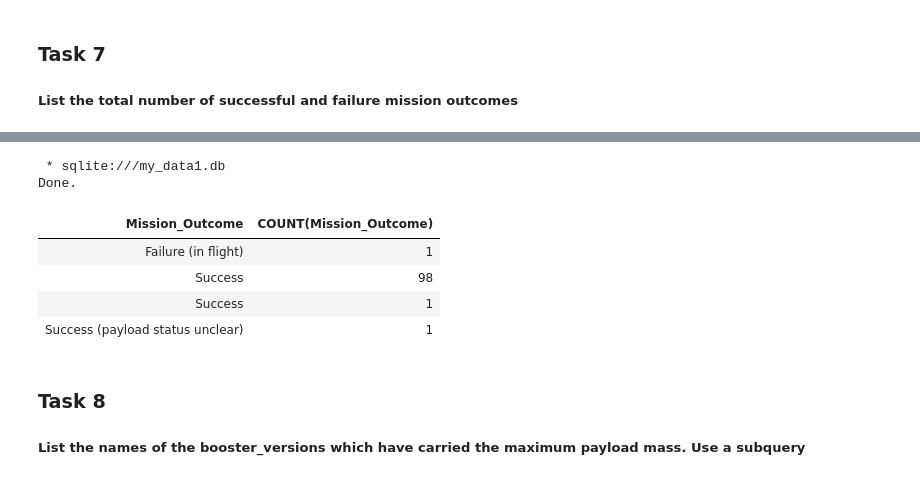
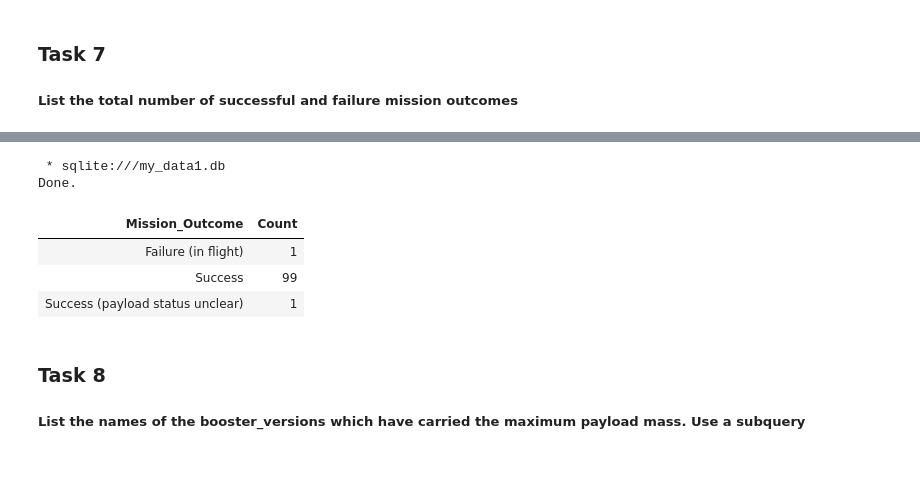
Before and after one commit to ylhoony/ibm-ds-course, a Jupyter notebook: 10_Applied_DS_Capstone/05_eda-sql.ipynb, the cells around one changed output, grey strips where cells are left out. Cells and saved outputs as stored; diff of their text form; code cells hidden in the pictures.

```diff
--- a/10_Applied_DS_Capstone/05_eda-sql.ipynb
+++ b/10_Applied_DS_Capstone/05_eda-sql.ipynb
@@ -236,15 +245,14 @@ Done.
 # %%
 %%sql
-SELECT Mission_Outcome, COUNT(Mission_Outcome)
+SELECT Mission_Outcome, COUNT(Mission_Outcome) AS Count
 FROM SPACEXTABLE
 GROUP BY Mission_Outcome
 # %% [output]
  * sqlite:///my_data1.db
 Done.
-| Mission_Outcome | COUNT(Mission_Outcome) |
+| Mission_Outcome | Count |
 | Failure (in flight) | 1 |
-| Success | 98 |
-| Success | 1 |
+| Success | 99 |
 | Success (payload status unclear) | 1 |
 # %% [markdown]
 ### Task 8
```
Also changed, not shown: parts of 4 cells of this notebook, 9 other files.
